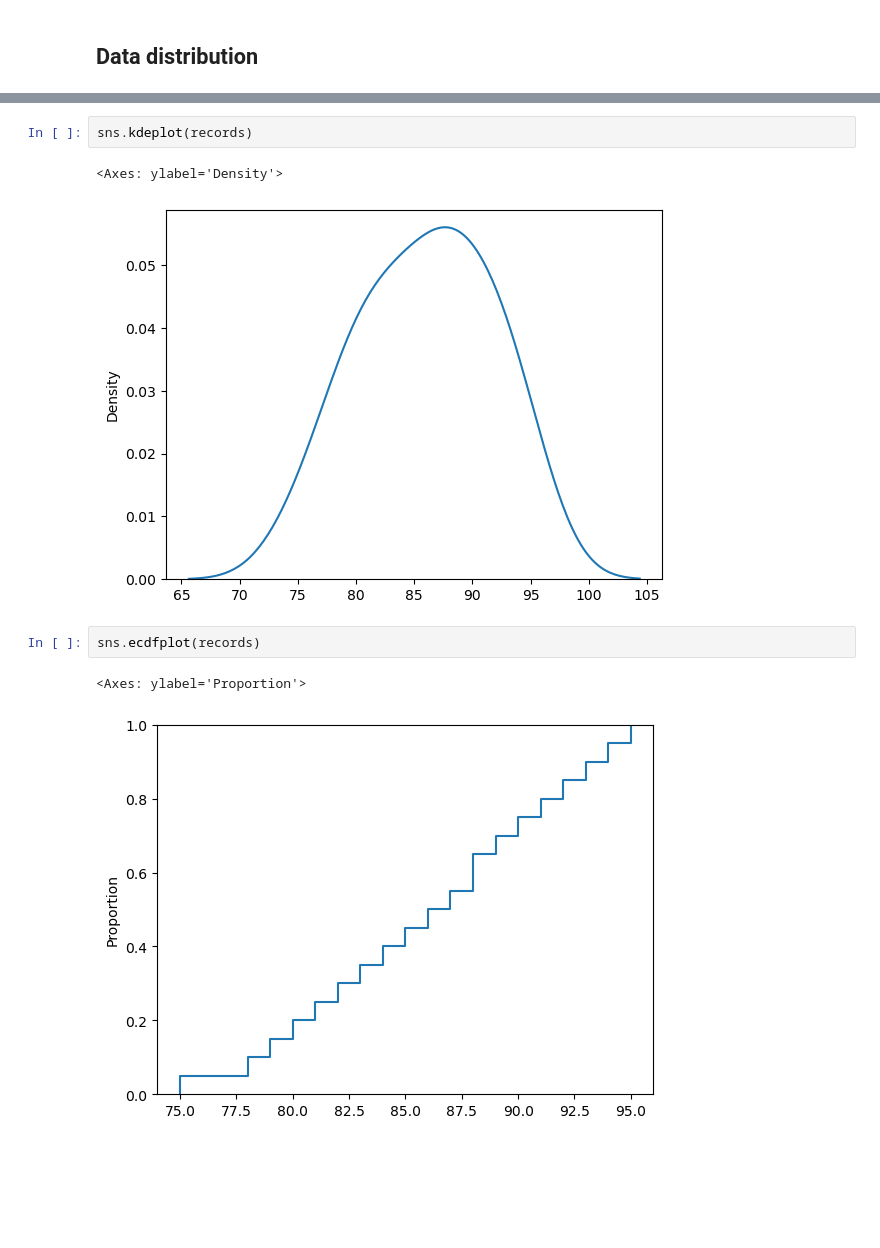
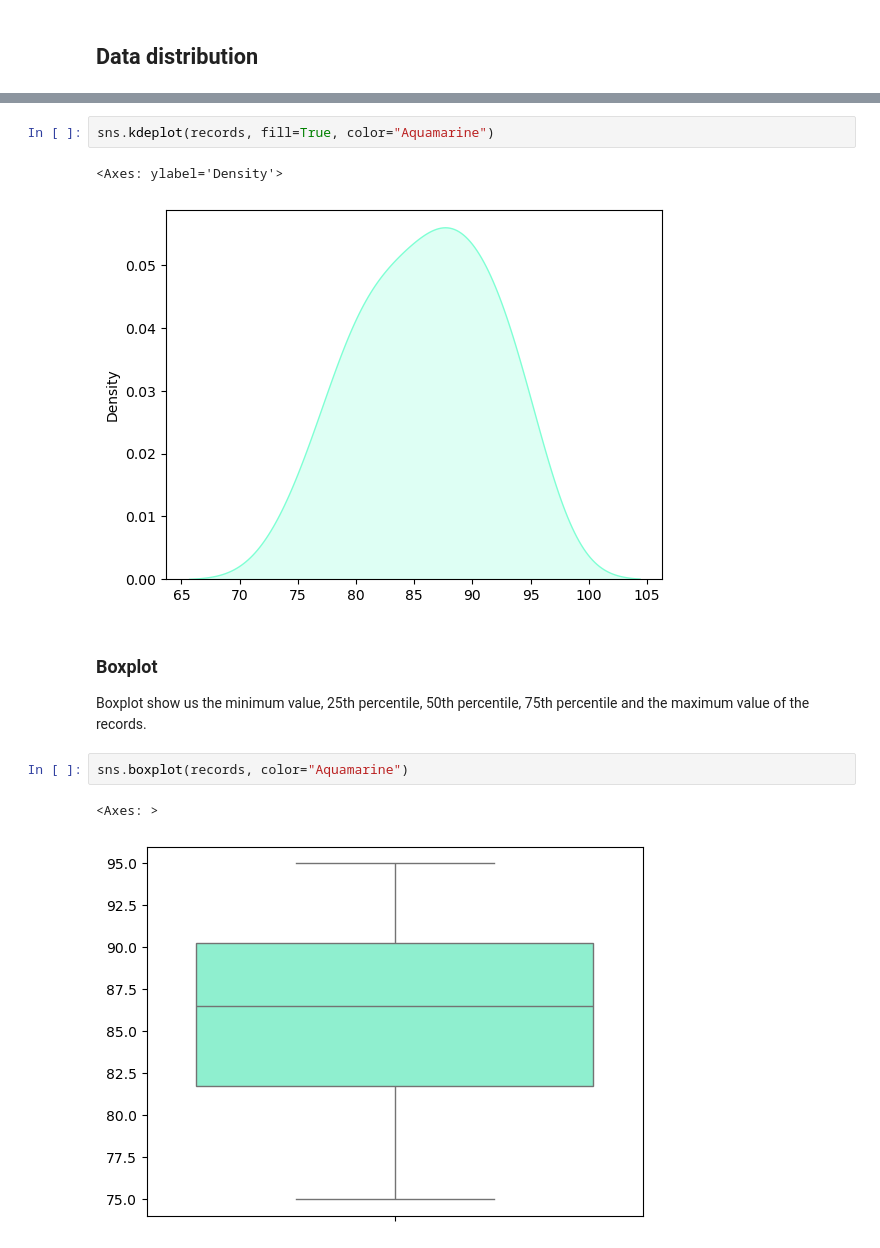
Before and after one commit to itsanishsingh/descriptive-statistics, a Jupyter notebook: descriptive_statistics.ipynb, the cells around one changed output, grey strips where cells are left out. Drawn from its saved outputs; the diff is of its cells as text; blank space fills up the shorter version.

```diff
--- a/descriptive_statistics.ipynb
+++ b/descriptive_statistics.ipynb
@@ -139,10 +144,13 @@ sns.histplot(records)
 # %%
-sns.kdeplot(records)
+sns.kdeplot(records, fill=True, color="Aquamarine")
 # %% [output]
 <Axes: ylabel='Density'>
-[figure, old version]
+[figure, new version]
+# %% [markdown]
+### Boxplot
+Boxplot show us the minimum value, 25th percentile, 50th percentile, 75th percentile and the maximum value of the records.
 # %%
-sns.ecdfplot(records)
+sns.boxplot(records, color="Aquamarine")
 # %% [output]
-<Axes: ylabel='Proportion'>
+<Axes: >
-[figure, old version]
+[figure, new version]
```
Also changed, not shown: parts of 6 cells of this notebook.
